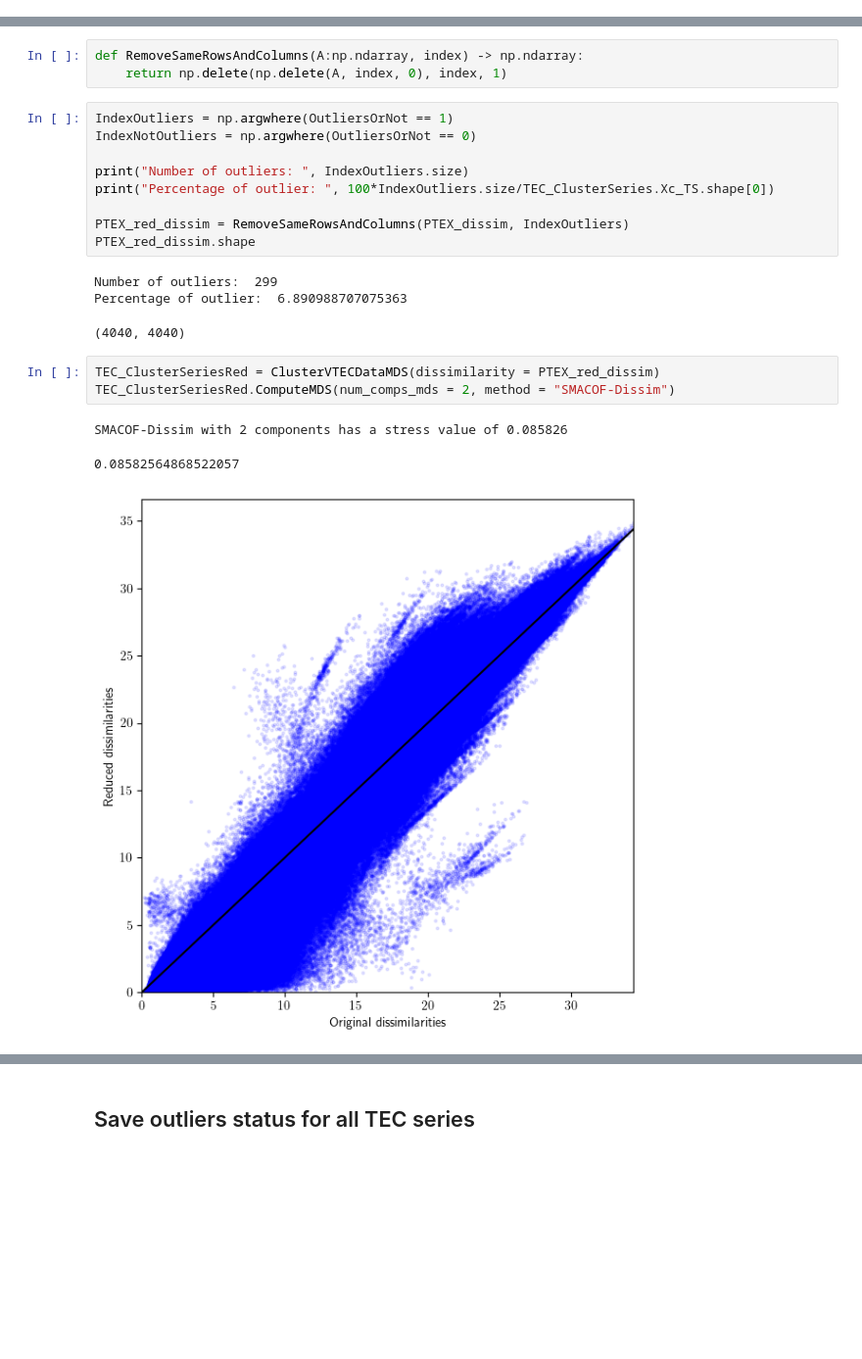
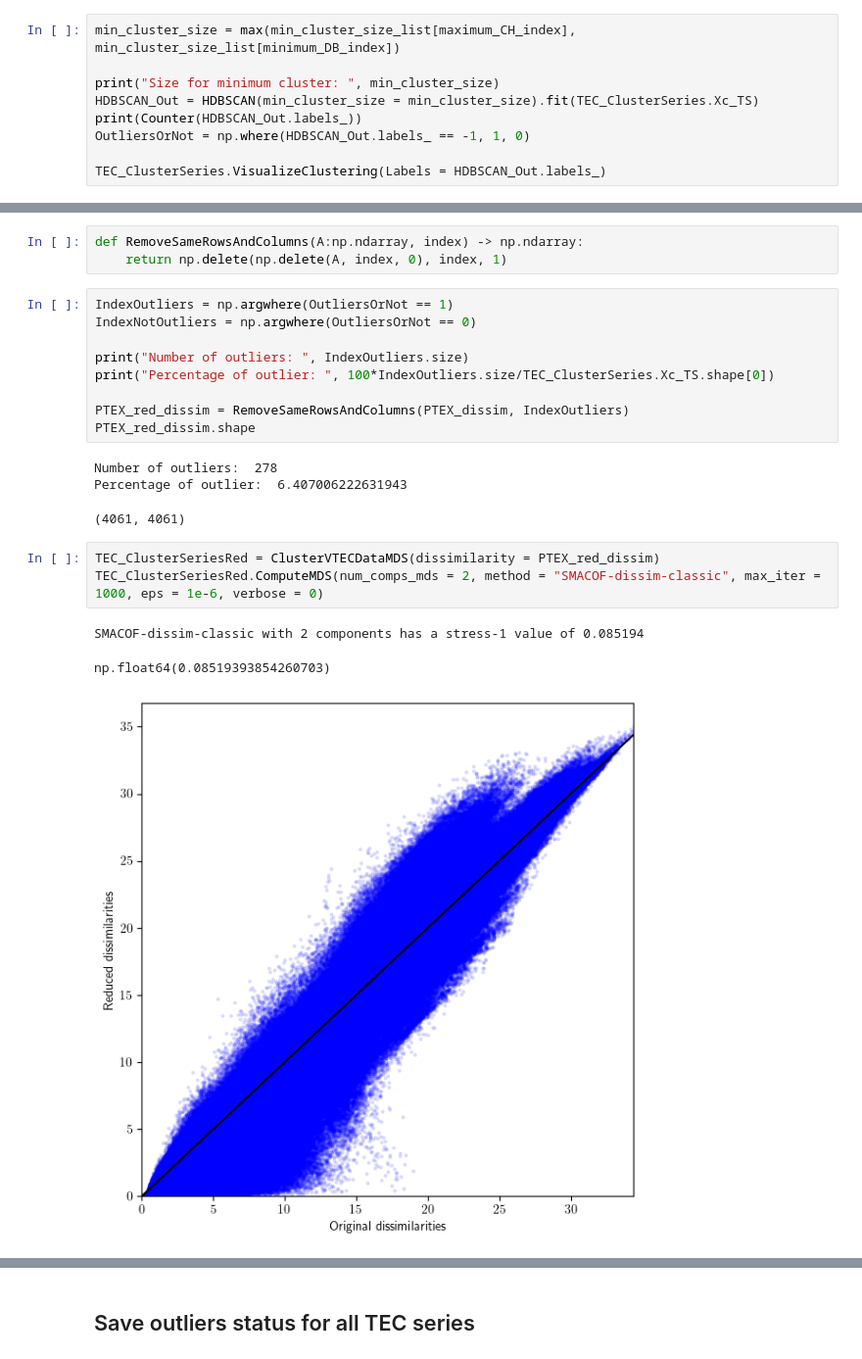
Before and after one commit to FedeSS99/ClusterTEC, a Jupyter notebook: ClusterVTECseries_MDS_Outliers.ipynb, the cells around one changed output, grey strips where cells are left out. Shown at 98% size. Drawn from its saved outputs; the diff is of its cells as text; blank space fills up the shorter version.

```diff
--- a/ClusterVTECseries_MDS_Outliers.ipynb
+++ b/ClusterVTECseries_MDS_Outliers.ipynb
@@ -93,0 +94,9 @@ Counter({0: 2387, 1: 1115, 2: 538, -1: 299})
+# %%
+min_cluster_size = max(min_cluster_size_list[maximum_CH_index], min_cluster_size_list[minimum_DB_index])
+
+print("Size for minimum cluster: ", min_cluster_size)
+HDBSCAN_Out = HDBSCAN(min_cluster_size = min_cluster_size).fit(TEC_ClusterSeries.Xc_TS)
+print(Counter(HDBSCAN_Out.labels_))
+OutliersOrNot = np.where(HDBSCAN_Out.labels_ == -1, 1, 0)
+
+TEC_ClusterSeries.VisualizeClustering(Labels = HDBSCAN_Out.labels_)
@@ -106,16 +119,16 @@ print("Percentage of outlier: ", 100*IndexOutliers.size/TEC_ClusterSeries.Xc_TS.
 PTEX_red_dissim = RemoveSameRowsAndColumns(PTEX_dissim, IndexOutliers)
 PTEX_red_dissim.shape
 # %% [output]
-Number of outliers:  299
-Percentage of outlier:  6.890988707075363
+Number of outliers:  278
+Percentage of outlier:  6.407006222631943
-(4040, 4040)
+(4061, 4061)
 # %%
 TEC_ClusterSeriesRed = ClusterVTECDataMDS(dissimilarity = PTEX_red_dissim)
-TEC_ClusterSeriesRed.ComputeMDS(num_comps_mds = 2, method = "SMACOF-Dissim")
+TEC_ClusterSeriesRed.ComputeMDS(num_comps_mds = 2, method = "SMACOF-dissim-classic", max_iter = 1000, eps = 1e-6, verbose = 0)
 # %% [output]
-SMACOF-Dissim with 2 components has a stress value of 0.085826
+SMACOF-dissim-classic with 2 components has a stress-1 value of 0.085194
-0.08582564868522057
+np.float64(0.08519393854260703)
-[figure, old version]
+[figure, new version]
 # %%
 TEC_ClusterSeriesRed.ClusterTSVectors(num_clusters = 3, cluster_method = "K-Means")
 TEC_ClusterSeriesRed.VisualizeClustering()
```
Also changed, not shown: parts of 7 cells of this notebook, 1 other file.
